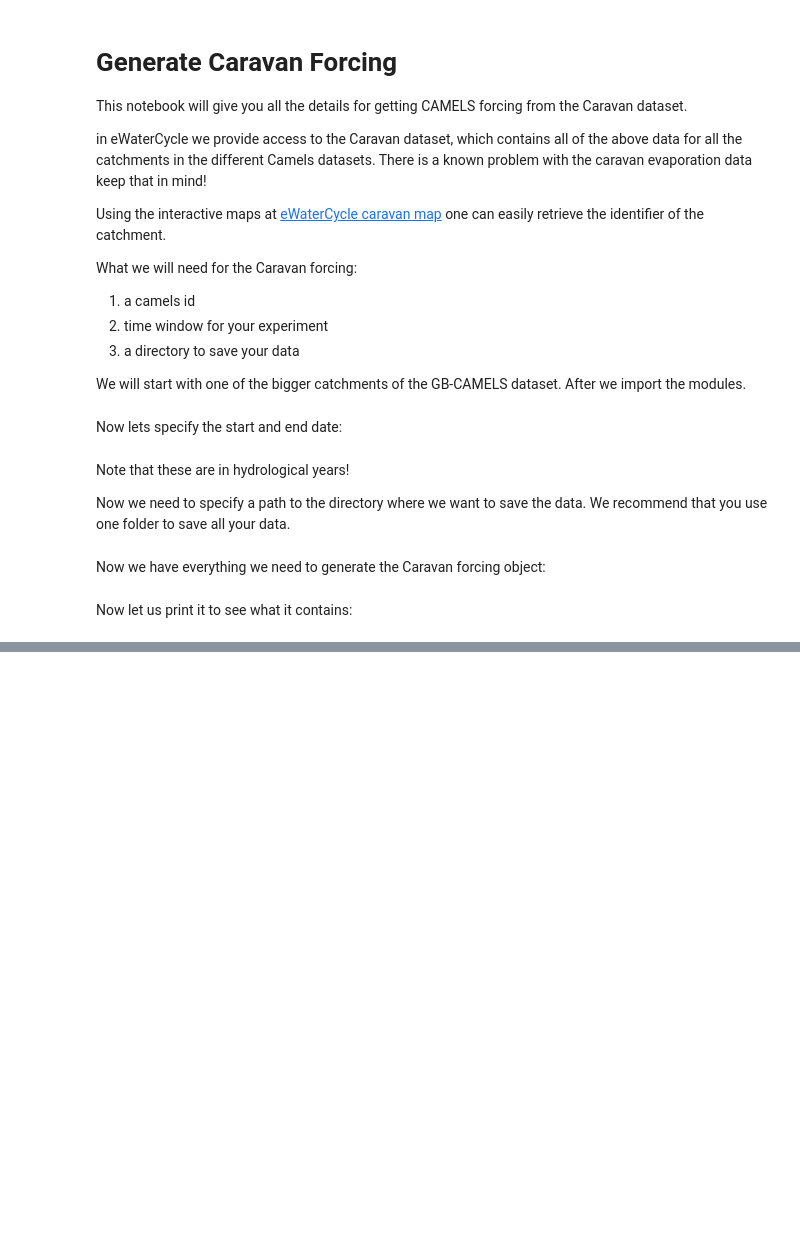
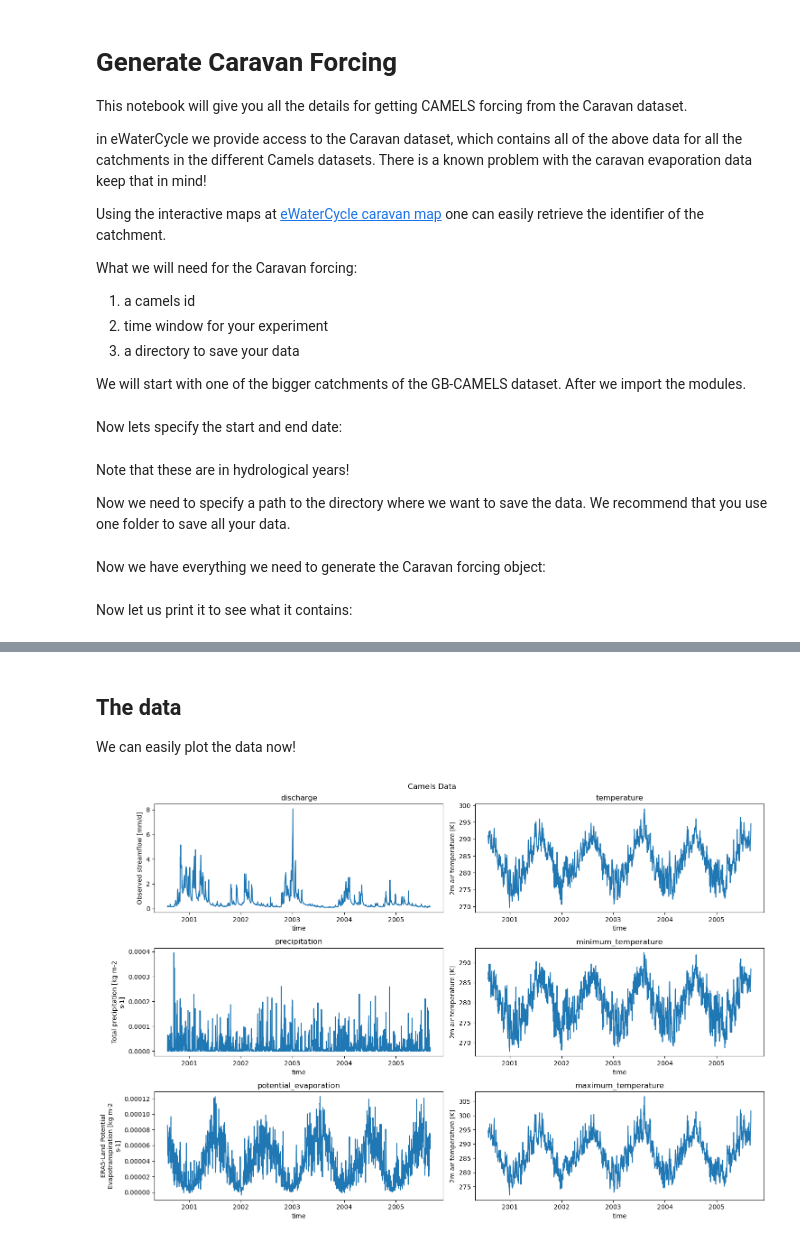
Before and after one commit to eWaterCycle/getting-started, a Jupyter notebook: book/some_content/forcing/caravan_forcing.ipynb, the cells around one changed output, grey strips where cells are left out. Cells and saved outputs as stored; diff of their text form; code cells hidden in the pictures; blank space fills up the shorter version.

Commit message:
ran the caravan forcing

```diff
--- a/book/some_content/forcing/caravan_forcing.ipynb
+++ b/book/some_content/forcing/caravan_forcing.ipynb
@@ -76,0 +108,25 @@ camels_forcing = ewatercycle.forcing.sources['CaravanForcing'].load(directory=fo
+# %% [markdown]
+## The data
+
+We can easily plot the data now!
+# %%
+camels_data = { 'discharge Q': xr.open_dataset(camels_forcing['Q']),
+                'temperature tas': xr.open_dataset(camels_forcing['tas']),
+                'precipitation pr': xr.open_dataset(camels_forcing['pr']),
+                'minimum_temperature tasmin': xr.open_dataset(camels_forcing['tasmin']),
+                'potential_evaporation evspsblpot': xr.open_dataset(camels_forcing['evspsblpot']),
+                'maximum_temperature tasmax': xr.open_dataset(camels_forcing['tasmax'])
+}
+
+plot_counter = 1
+plt.figure(figsize=(15, 10))
+for name, data in camels_data.items():
+    plt.subplot(3,2, plot_counter)
+    data[name.split(" ")[-1]].plot()
+    plt.title(f"{name.split(" ")[0]}")
+    plot_counter+=1
+
+plt.suptitle("Camels Data")
+plt.tight_layout()
+# %% [output]
+[figure, added]
```
Also changed, not shown: parts of 4 cells of this notebook.
